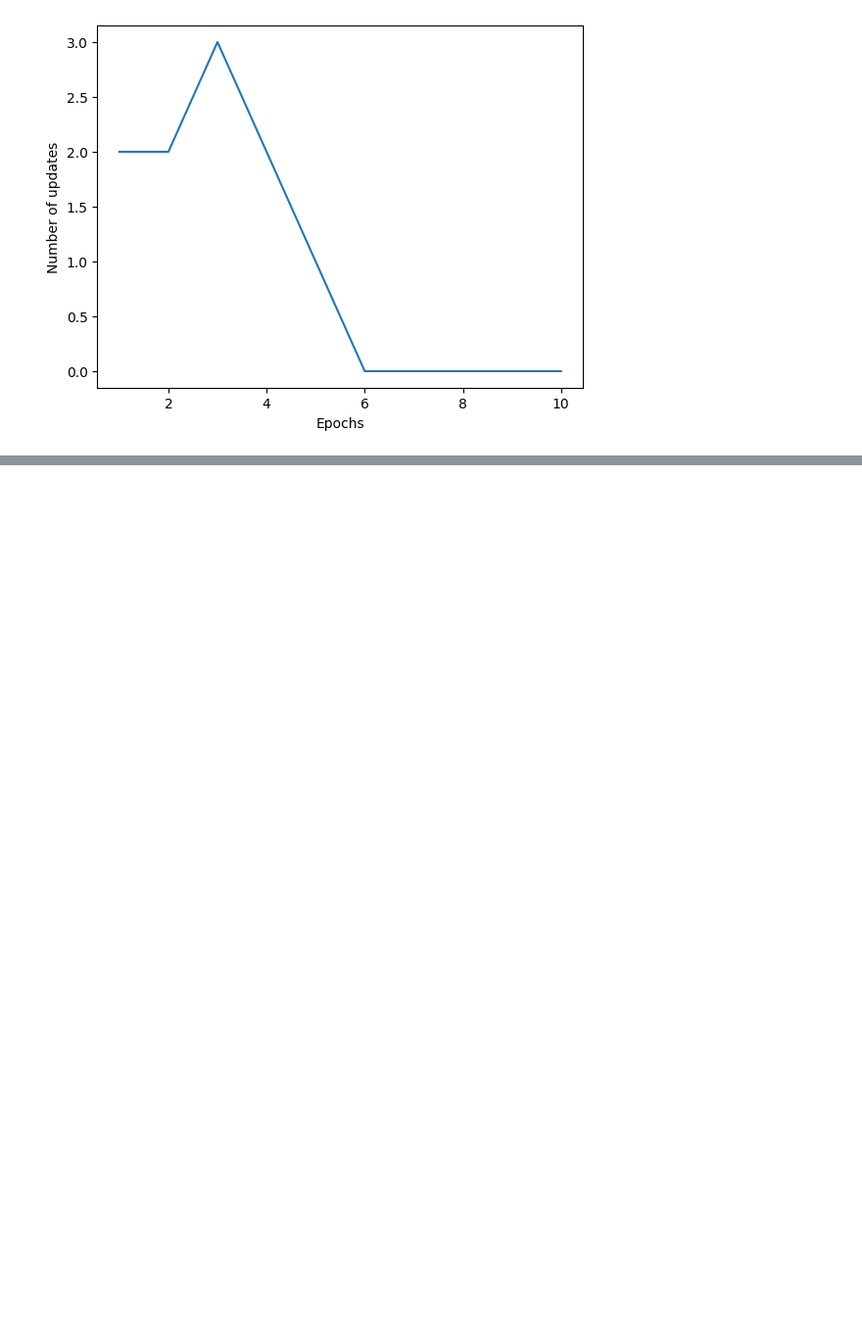
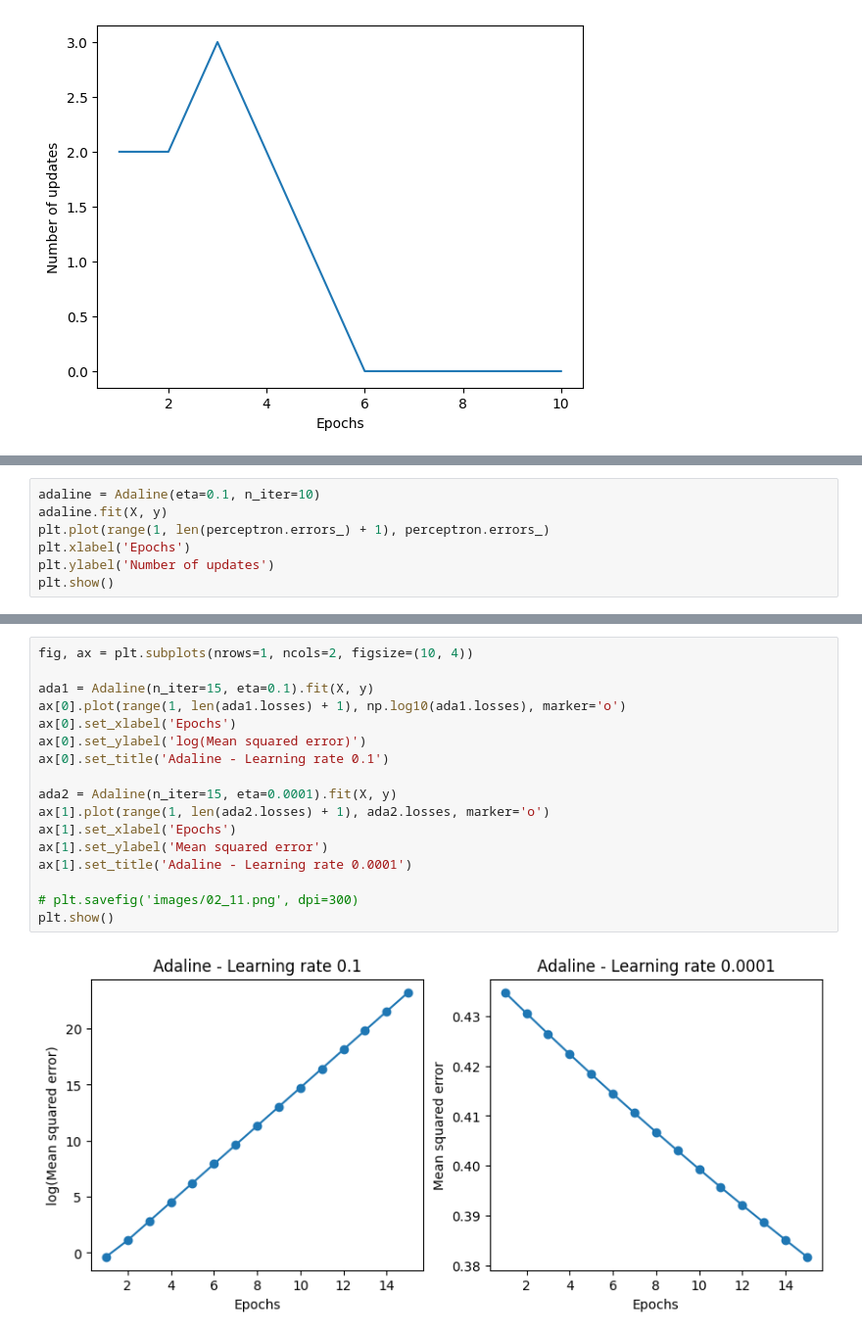
Before and after one commit to vatsal-sodha/ML_book, a Jupyter notebook: ch02/perceptron_iris.ipynb, the cells around one changed output, grey strips where cells are left out. Shown at 98% size. Saved outputs shown, nothing was run; the diff lists cells and outputs as text; blank space fills up the shorter version.

```diff
--- a/ch02/perceptron_iris.ipynb
+++ b/ch02/perceptron_iris.ipynb
@@ -76,0 +81,7 @@ plt.show()
+# %%
+adaline = Adaline(eta=0.1, n_iter=10)
+adaline.fit(X, y)
+plt.plot(range(1, len(perceptron.errors_) + 1), perceptron.errors_)
+plt.xlabel('Epochs')
+plt.ylabel('Number of updates')
+plt.show()
@@ -76,0 +90,19 @@ plt.show()
+# %%
+fig, ax = plt.subplots(nrows=1, ncols=2, figsize=(10, 4))
+
+ada1 = Adaline(n_iter=15, eta=0.1).fit(X, y)
+ax[0].plot(range(1, len(ada1.losses) + 1), np.log10(ada1.losses), marker='o')
+ax[0].set_xlabel('Epochs')
+ax[0].set_ylabel('log(Mean squared error)')
+ax[0].set_title('Adaline - Learning rate 0.1')
+
+ada2 = Adaline(n_iter=15, eta=0.0001).fit(X, y)
+ax[1].plot(range(1, len(ada2.losses) + 1), ada2.losses, marker='o')
+ax[1].set_xlabel('Epochs')
+ax[1].set_ylabel('Mean squared error')
+ax[1].set_title('Adaline - Learning rate 0.0001')
+
+# plt.savefig('images/02_11.png', dpi=300)
+plt.show()
+# %% [output]
+[figure, added]
```
Also changed, not shown: parts of 8 cells of this notebook, 2 other files.
